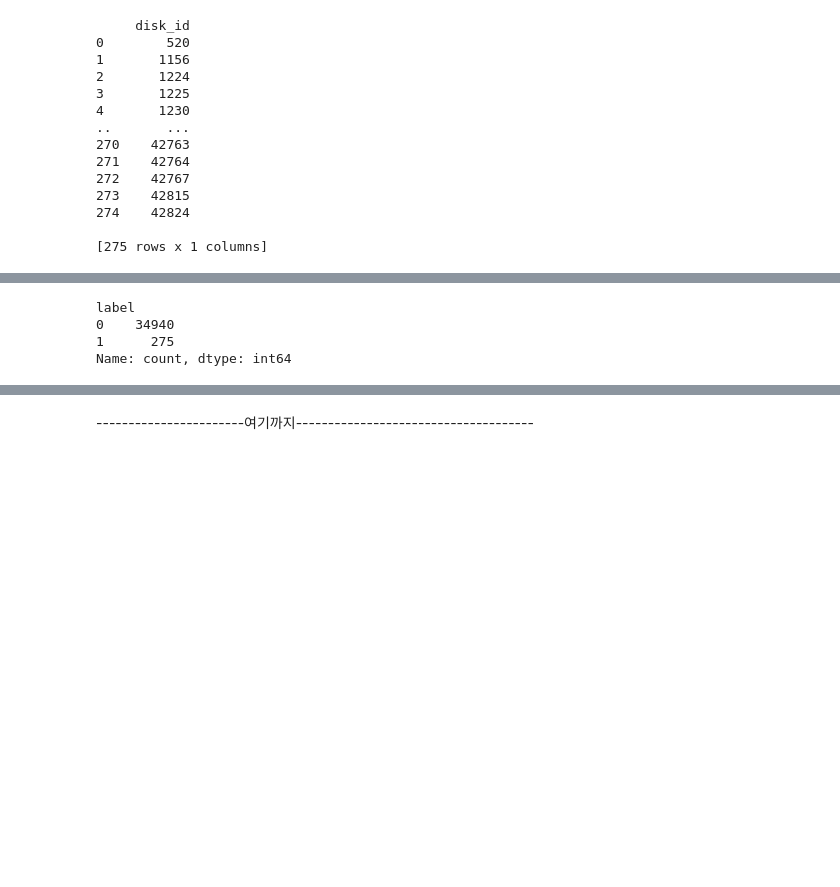
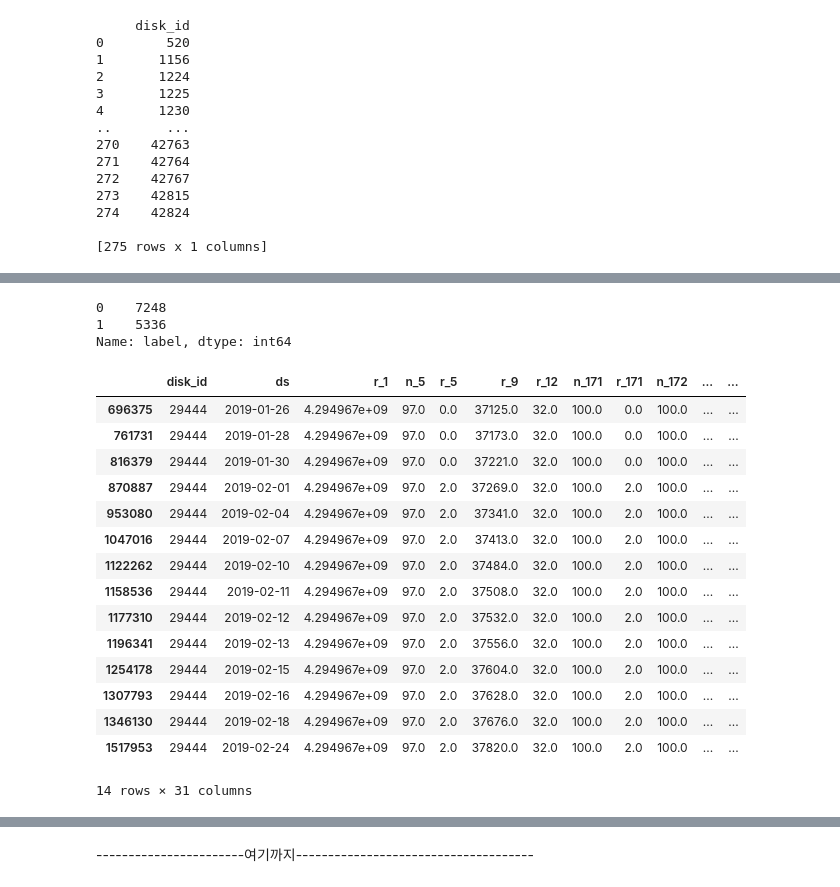
Before and after one commit to passion3659/ssd-failure, a Jupyter notebook: Making_final_MA1.ipynb, the cells around one changed output, grey strips where cells are left out. Saved outputs shown, nothing was run; the diff lists cells and outputs as text; code cells hidden in the pictures; blank space fills up the shorter version.

```diff
--- a/Making_final_MA1.ipynb
+++ b/Making_final_MA1.ipynb
@@ -141,7 +176,25 @@ processed_label_1
 # %%
-processed_label_1['label'].value_counts()
+del_fail_after_row['label'].value_counts()
 # %% [output]
-label
-0    34940
-1      275
-Name: count, dtype: int64
+0    7248
+1    5336
+Name: label, dtype: int64
+# %%
+selected_label_1[(selected_label_1['disk_id']==29444) & (selected_label_1['label']==1)]
+# %% [output]
+|  | disk_id | ds | r_1 | n_5 | r_5 | r_9 | r_12 | n_171 | r_171 | n_172 | ... | ... |
+| 696375 | 29444 | 2019-01-26 | 4.294967e+09 | 97.0 | 0.0 | 37125.0 | 32.0 | 100.0 | 0.0 | 100.0 | ... | ... |
+| 761731 | 29444 | 2019-01-28 | 4.294967e+09 | 97.0 | 0.0 | 37173.0 | 32.0 | 100.0 | 0.0 | 100.0 | ... | ... |
+| 816379 | 29444 | 2019-01-30 | 4.294967e+09 | 97.0 | 0.0 | 37221.0 | 32.0 | 100.0 | 0.0 | 100.0 | ... | ... |
+| 870887 | 29444 | 2019-02-01 | 4.294967e+09 | 97.0 | 2.0 | 37269.0 | 32.0 | 100.0 | 2.0 | 100.0 | ... | ... |
+| 953080 | 29444 | 2019-02-04 | 4.294967e+09 | 97.0 | 2.0 | 37341.0 | 32.0 | 100.0 | 2.0 | 100.0 | ... | ... |
+| 1047016 | 29444 | 2019-02-07 | 4.294967e+09 | 97.0 | 2.0 | 37413.0 | 32.0 | 100.0 | 2.0 | 100.0 | ... | ... |
+| 1122262 | 29444 | 2019-02-10 | 4.294967e+09 | 97.0 | 2.0 | 37484.0 | 32.0 | 100.0 | 2.0 | 100.0 | ... | ... |
+| 1158536 | 29444 | 2019-02-11 | 4.294967e+09 | 97.0 | 2.0 | 37508.0 | 32.0 | 100.0 | 2.0 | 100.0 | ... | ... |
+| 1177310 | 29444 | 2019-02-12 | 4.294967e+09 | 97.0 | 2.0 | 37532.0 | 32.0 | 100.0 | 2.0 | 100.0 | ... | ... |
+| 1196341 | 29444 | 2019-02-13 | 4.294967e+09 | 97.0 | 2.0 | 37556.0 | 32.0 | 100.0 | 2.0 | 100.0 | ... | ... |
+| 1254178 | 29444 | 2019-02-15 | 4.294967e+09 | 97.0 | 2.0 | 37604.0 | 32.0 | 100.0 | 2.0 | 100.0 | ... | ... |
+| 1307793 | 29444 | 2019-02-16 | 4.294967e+09 | 97.0 | 2.0 | 37628.0 | 32.0 | 100.0 | 2.0 | 100.0 | ... | ... |
+| 1346130 | 29444 | 2019-02-18 | 4.294967e+09 | 97.0 | 2.0 | 37676.0 | 32.0 | 100.0 | 2.0 | 100.0 | ... | ... |
+| 1517953 | 29444 | 2019-02-24 | 4.294967e+09 | 97.0 | 2.0 | 37820.0 | 32.0 | 100.0 | 2.0 | 100.0 | ... | ... |
+14 rows × 31 columns
```
Also changed, not shown: parts of 12 cells of this notebook.
